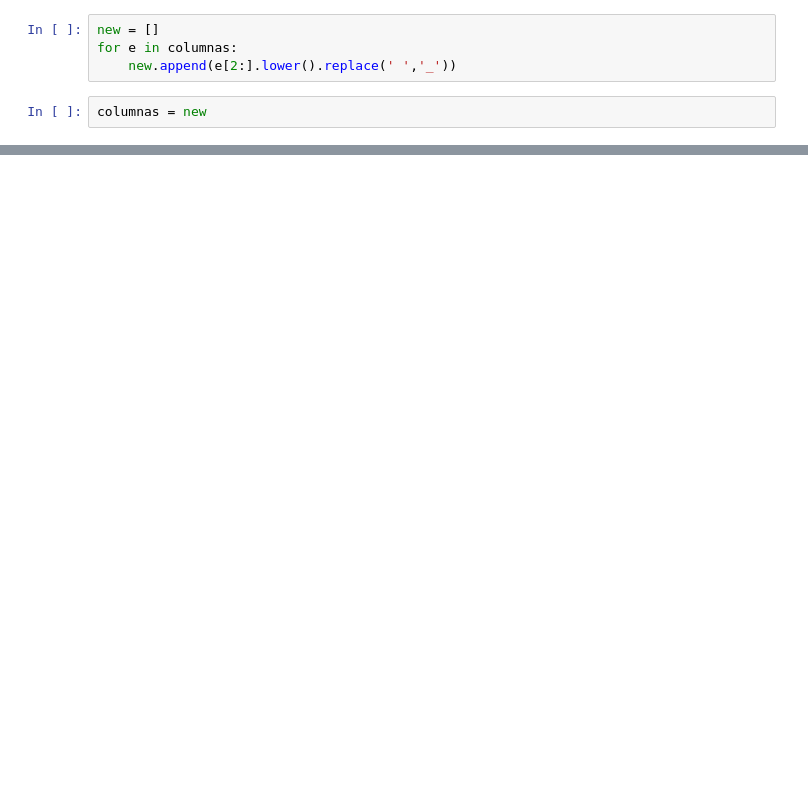
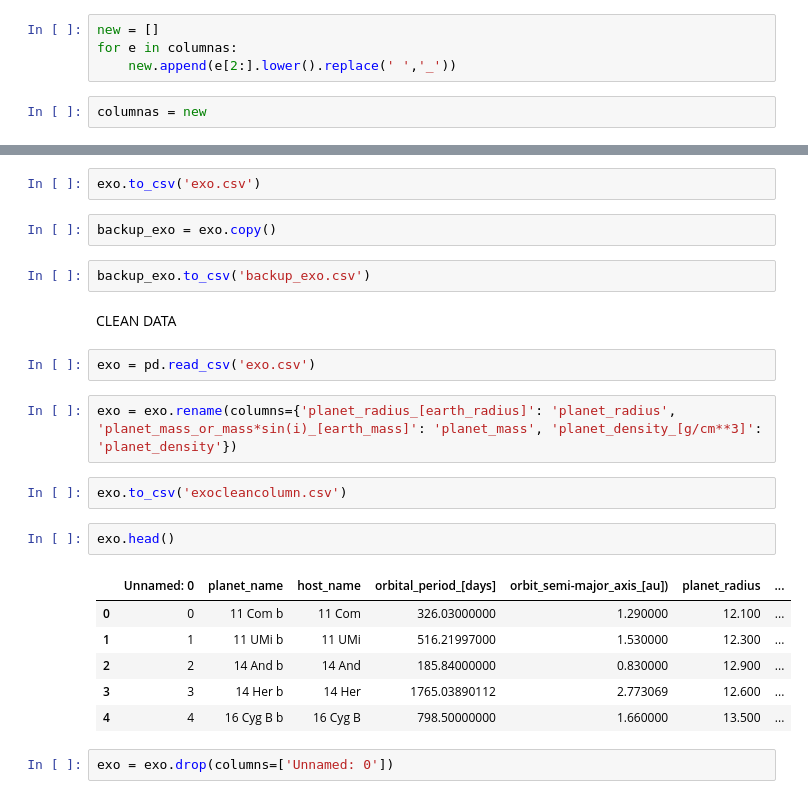
Before and after one commit to aminmadrileno/Exoplanet-project, a Jupyter notebook: extraction.ipynb, the cells around one changed output, grey strips where cells are left out. Saved outputs shown, nothing was run; the diff lists cells and outputs as text; blank space fills up the shorter version.

```diff
--- a/extraction.ipynb
+++ b/extraction.ipynb
@@ -135,0 +256,25 @@ ggggg =  tabla.find_elements(By.CSS_SELECTOR, "td[valign='middle']")
+# %%
+exo.to_csv('exo.csv')
+# %%
+backup_exo = exo.copy()
+# %%
+backup_exo.to_csv('backup_exo.csv')
+# %% [markdown]
+CLEAN DATA
+# %%
+exo = pd.read_csv('exo.csv')
+# %%
+exo = exo.rename(columns={'planet_radius_[earth_radius]': 'planet_radius', 'planet_mass_or_mass*sin(i)_[earth_mass]': 'planet_mass', 'planet_density_[g/cm**3]': 'planet_density'})
+# %%
+exo.to_csv('exocleancolumn.csv')
+# %%
+exo.head()
+# %% [output]
+|  | Unnamed: 0 | planet_name | host_name | orbital_period_[days] | orbit_semi-major_axis_[au]) | planet_radius | ... |
+| 0 | 0 | 11 Com b | 11 Com | 326.03000000 | 1.290000 | 12.100 | ... |
+| 1 | 1 | 11 UMi b | 11 UMi | 516.21997000 | 1.530000 | 12.300 | ... |
+| 2 | 2 | 14 And b | 14 And | 185.84000000 | 0.830000 | 12.900 | ... |
+| 3 | 3 | 14 Her b | 14 Her | 1765.03890112 | 2.773069 | 12.600 | ... |
+| 4 | 4 | 16 Cyg B b | 16 Cyg B | 798.50000000 | 1.660000 | 13.500 | ... |
+# %%
+exo = exo.drop(columns=['Unnamed: 0'])
```
Also changed, not shown: parts of 65 cells of this notebook, 13 other files.
